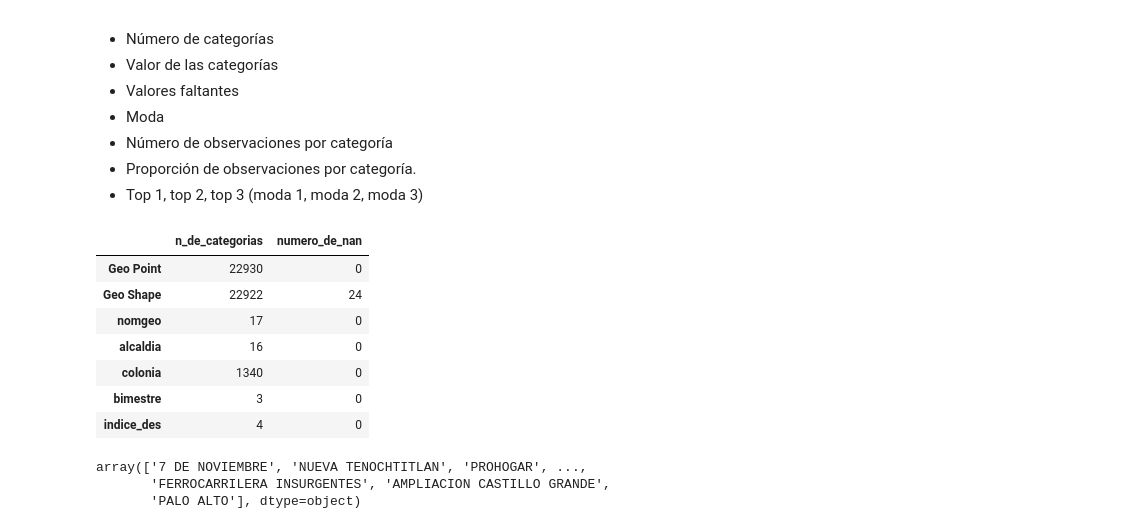
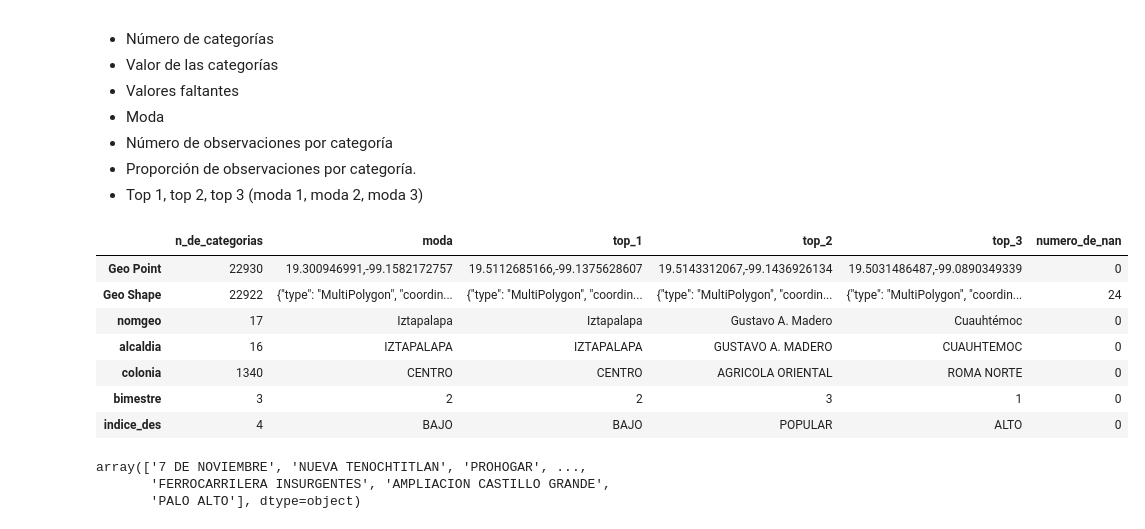
Before and after one commit to ElenaVillano/eda_geda_conagua, a Jupyter notebook: Laboratorio_1.ipynb, the cells around one changed output. Cells and saved outputs as stored; diff of their text form; code cells hidden in the pictures.

```diff
--- a/Laboratorio_1.ipynb
+++ b/Laboratorio_1.ipynb
@@ -212,16 +277,16 @@ display(numerico)
 - Proporción de observaciones por categoría.
 - Top 1, top 2, top 3 (moda 1, moda 2, moda 3)
 # %%
-# Número de categorías y valores faltantes
-categorico
+# Número de categorías, moda, top 3 y valores faltantes
+display(categorico)
 # %% [output]
-|  | n_de_categorias | numero_de_nan |
-| Geo Point | 22930 | 0 |
-| Geo Shape | 22922 | 24 |
-| nomgeo | 17 | 0 |
-| alcaldia | 16 | 0 |
-| colonia | 1340 | 0 |
-| bimestre | 3 | 0 |
-| indice_des | 4 | 0 |
+|  | n_de_categorias | moda | top_1 | top_2 | top_3 | numero_de_nan |
+| Geo Point | 22930 | 19.300946991,-99.1582172757 | 19.5112685166,-99.1375628607 | 19.5143312067,-99.1436926134 | 19.5031486487,-99.0890349339 | 0 |
+| Geo Shape | 22922 | {"type": "MultiPolygon", "coordin... | {"type": "MultiPolygon", "coordin... | {"type": "MultiPolygon", "coordin... | {"type": "MultiPolygon", "coordin... | 24 |
+| nomgeo | 17 | Iztapalapa | Iztapalapa | Gustavo A. Madero | Cuauhtémoc | 0 |
+| alcaldia | 16 | IZTAPALAPA | IZTAPALAPA | GUSTAVO A. MADERO | CUAUHTEMOC | 0 |
+| colonia | 1340 | CENTRO | CENTRO | AGRICOLA ORIENTAL | ROMA NORTE | 0 |
+| bimestre | 3 | 2 | 2 | 3 | 1 | 0 |
+| indice_des | 4 | BAJO | BAJO | POPULAR | ALTO | 0 |
 # %%
 # Valor de las categorías
```
Also changed, not shown: parts of 14 cells of this notebook.
